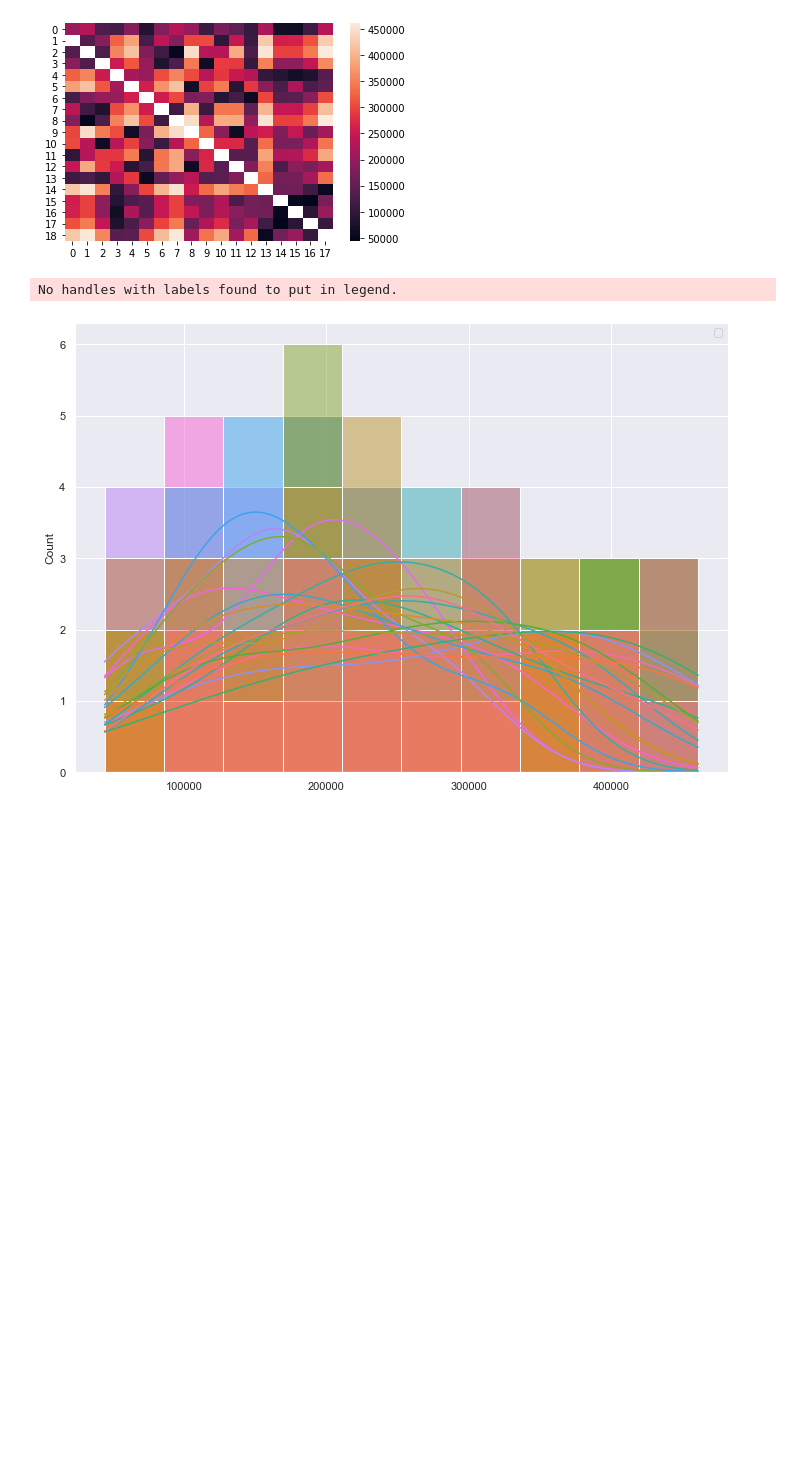
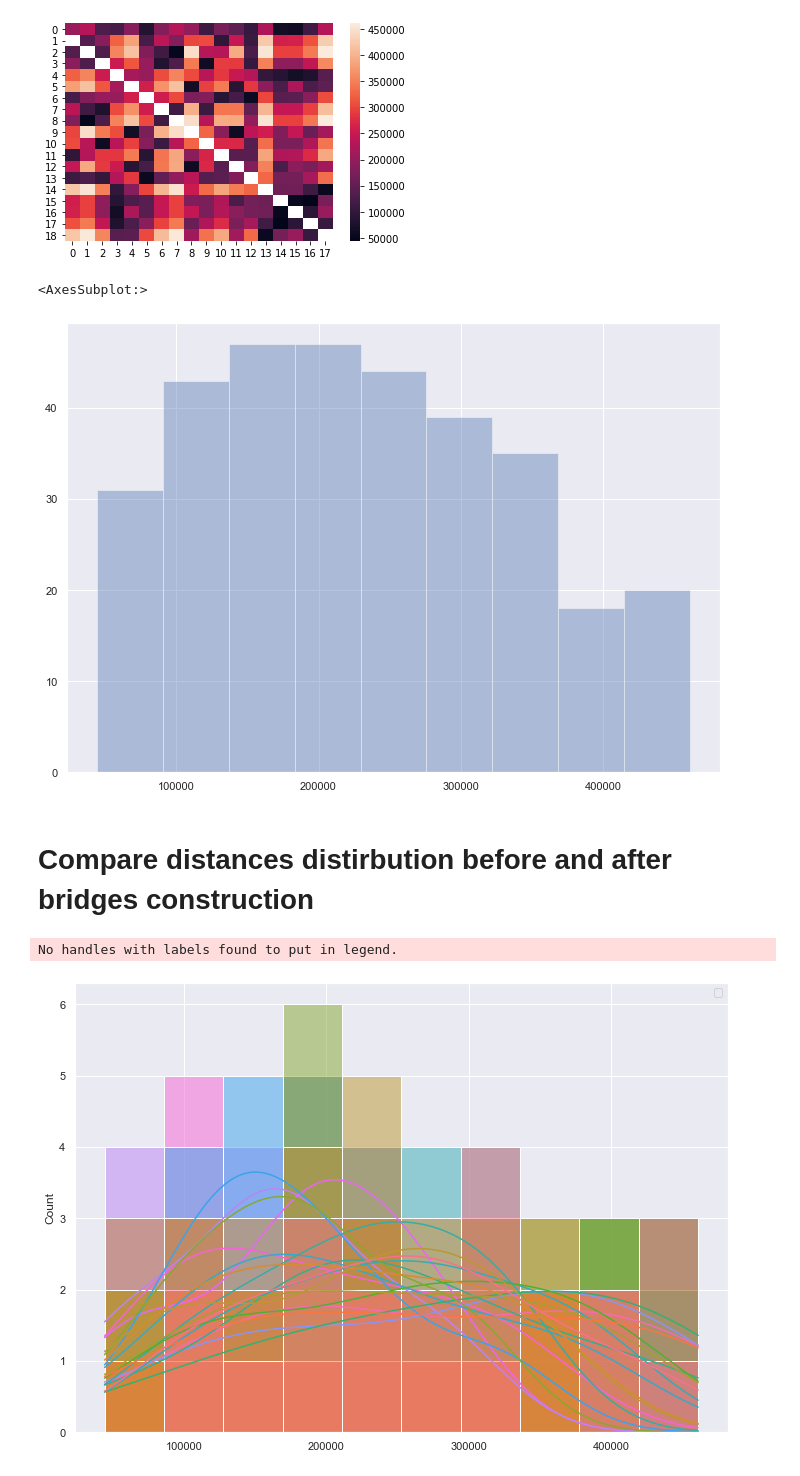
Before and after one commit to yasamanasgarii/wwcs-2022-memory-of-social-connections, a Jupyter notebook: spatial_data/spatial_data_preliminary_analysis.ipynb, the cells around one changed output. Saved outputs shown, nothing was run; the diff lists cells and outputs as text; code cells hidden in the pictures; blank space fills up the shorter version.

```diff
--- a/spatial_data/spatial_data_preliminary_analysis.ipynb
+++ b/spatial_data/spatial_data_preliminary_analysis.ipynb
@@ -55,3 +53,16 @@ p1 = sns.heatmap(matrix_dm)
+# %%
+# plot distribution
+
+flat_dist = matrix_dm.flatten()
+#p2 = sns.jointplot(matrix_dm[0:,],matrix_dm[1:,], kind='scatter')
+
+# Plot the histogram thanks to the distplot function
+sns.distplot( flat_dist, hist=True, kde=False, rug=False ) # need to divide by two...
+# %% [output]
+<AxesSubplot:>
+[figure, added]
+# %% [markdown]
+# Compare distances distirbution before and after bridges construction
 # %%
 # libraries & dataset
 import seaborn as sns
```
Also changed, not shown: parts of 3 cells of this notebook.
